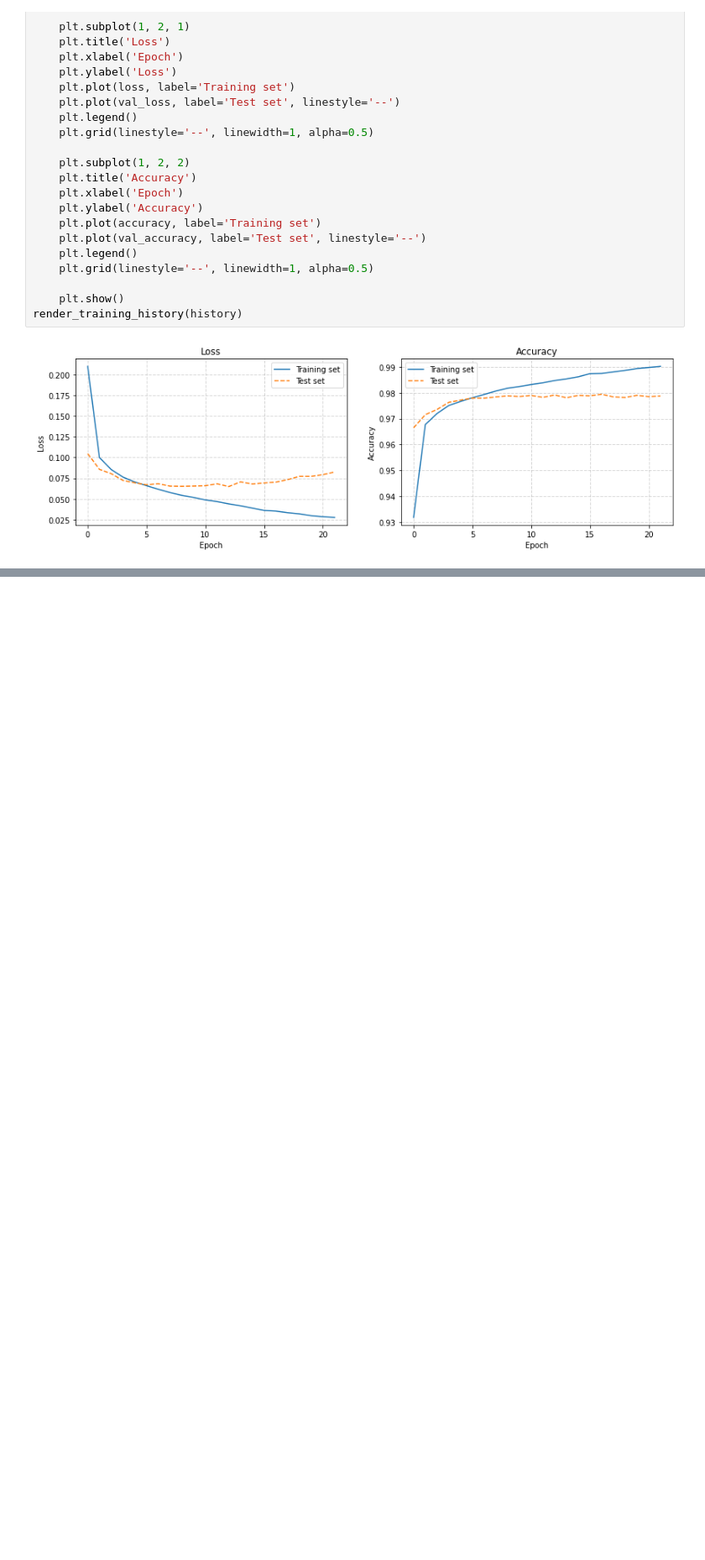
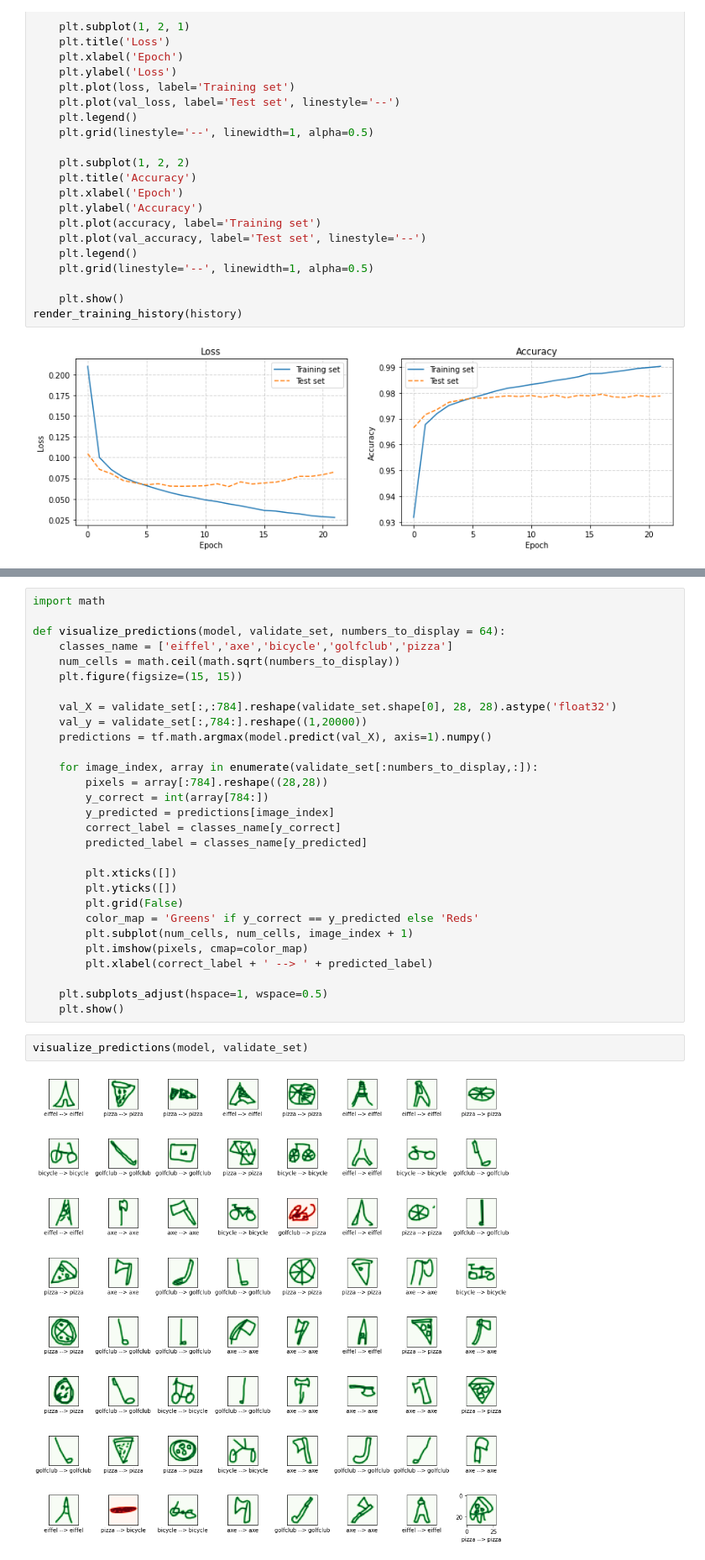
Before and after one commit to shayongithub/vnuk-ai-challenge1, a Jupyter notebook: Challenge1.ipynb, the cells around one changed output, grey strips where cells are left out. Shown: that part at 84% size. Cells and saved outputs as stored; diff of their text form; blank space fills up the shorter version.

```diff
--- a/Challenge1.ipynb
+++ b/Challenge1.ipynb
@@ -347,0 +341,33 @@ render_training_history(history)
+# %%
+import math
+
+def visualize_predictions(model, validate_set, numbers_to_display = 64):
+    classes_name = ['eiffel','axe','bicycle','golfclub','pizza']
+    num_cells = math.ceil(math.sqrt(numbers_to_display))
+    plt.figure(figsize=(15, 15))
+
+    val_X = validate_set[:,:784].reshape(validate_set.shape[0], 28, 28).astype('float32')
+    val_y = validate_set[:,784:].reshape((1,20000))
+    predictions = tf.math.argmax(model.predict(val_X), axis=1).numpy()
+
+    for image_index, array in enumerate(validate_set[:numbers_to_display,:]):
+        pixels = array[:784].reshape((28,28))
+        y_correct = int(array[784:])
+        y_predicted = predictions[image_index]
+        correct_label = classes_name[y_correct]
+        predicted_label = classes_name[y_predicted]
+
+        plt.xticks([])
+        plt.yticks([])
+        plt.grid(False)
+        color_map = 'Greens' if y_correct == y_predicted else 'Reds'
+        plt.subplot(num_cells, num_cells, image_index + 1)
+        plt.imshow(pixels, cmap=color_map)
+        plt.xlabel(correct_label + ' --> ' + predicted_label)
+
+    plt.subplots_adjust(hspace=1, wspace=0.5)
+    plt.show()
+# %%
+visualize_predictions(model, validate_set)
+# %% [output]
+[figure, added]
```
Also changed, not shown: parts of 26 cells of this notebook.
